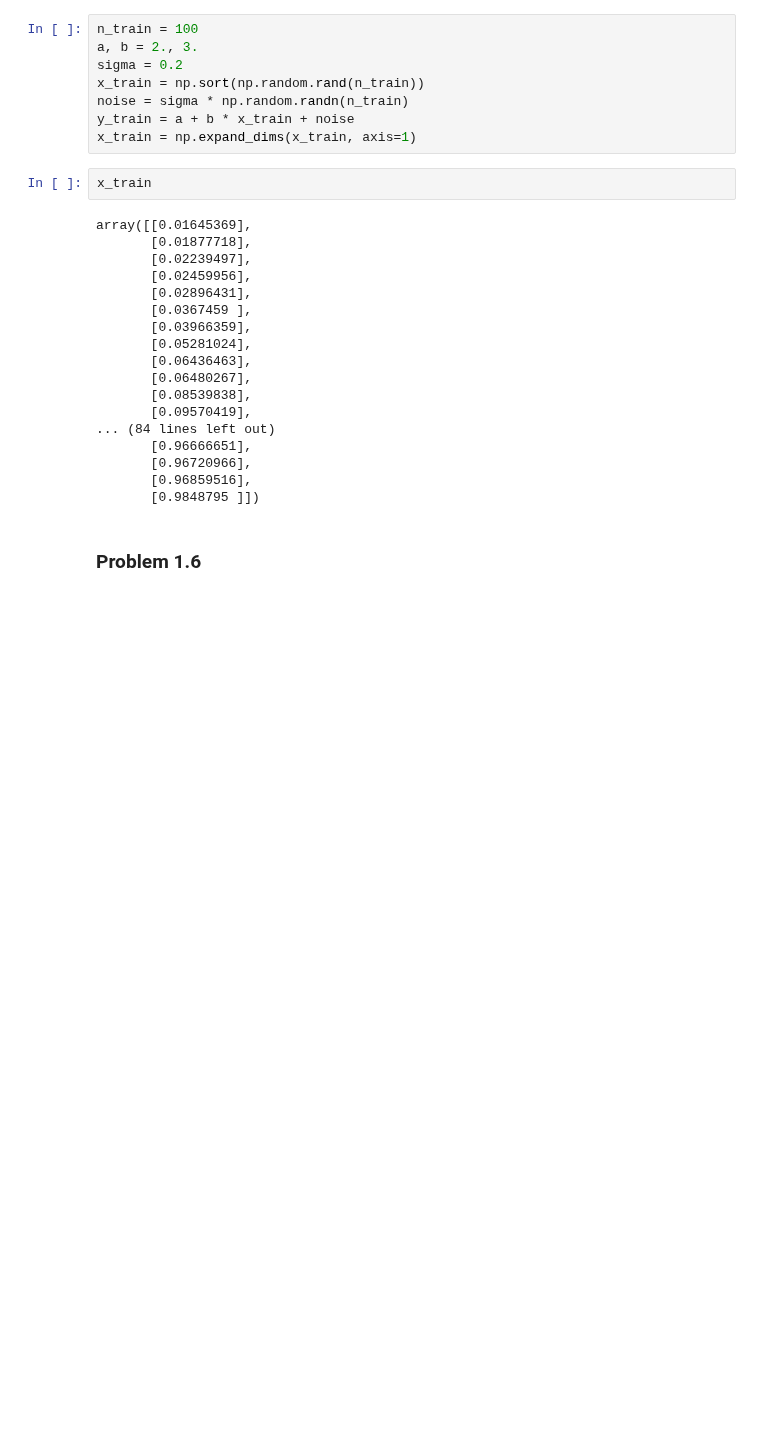
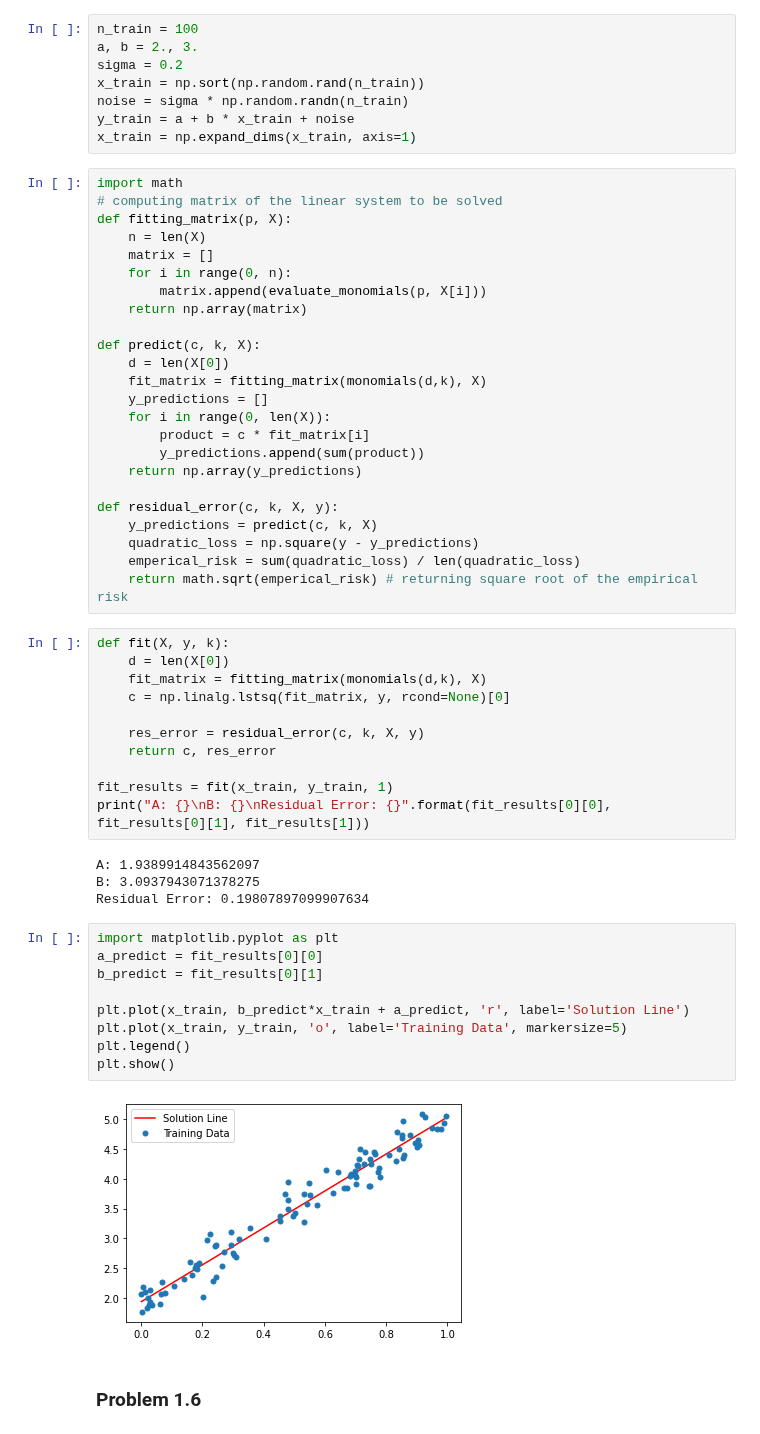
Before and after one commit to matteo8p/cs370, a Jupyter notebook: homework01/homework01_caleb.ipynb, the cells around one changed output. Saved outputs shown, nothing was run; the diff lists cells and outputs as text; blank space fills up the shorter version.

```diff
--- a/homework01/homework01_caleb.ipynb
+++ b/homework01/homework01_caleb.ipynb
@@ -126,26 +126,56 @@ x_train = np.sort(np.random.rand(n_train))
 noise = sigma * np.random.randn(n_train)
 y_train = a + b * x_train + noise
 x_train = np.expand_dims(x_train, axis=1)
-# %%
-x_train
-# %% [output]
-array([[0.01645369],
-       [0.01877718],
-       [0.02239497],
-       [0.02459956],
-       [0.02896431],
-       [0.0367459 ],
-       [0.03966359],
-       [0.05281024],
-       [0.06436463],
-       [0.06480267],
-       [0.08539838],
-       [0.09570419],
-... (84 lines left out)
-       [0.96666651],
-       [0.96720966],
-       [0.96859516],
-       [0.9848795 ]])
+# %%
+import math
+# computing matrix of the linear system to be solved
+def fitting_matrix(p, X):
+    n = len(X)
+    matrix = []
+    for i in range(0, n):
+        matrix.append(evaluate_monomials(p, X[i]))
+    return np.array(matrix)
+
+def predict(c, k, X):
+    d = len(X[0])
+    fit_matrix = fitting_matrix(monomials(d,k), X)
+    y_predictions = []
+    for i in range(0, len(X)):
+        product = c * fit_matrix[i]
+        y_predictions.append(sum(product))
+    return np.array(y_predictions)
+
+def residual_error(c, k, X, y):
+    y_predictions = predict(c, k, X)
+    quadratic_loss = np.square(y - y_predictions)
+    emperical_risk = sum(quadratic_loss) / len(quadratic_loss)
+    return math.sqrt(emperical_risk) # returning square root of the empirical risk
+# %%
+def fit(X, y, k):
+    d = len(X[0])
+    fit_matrix = fitting_matrix(monomials(d,k), X)
+    c = np.linalg.lstsq(fit_matrix, y, rcond=None)[0]
+
+    res_error = residual_error(c, k, X, y)
+    return c, res_error
+
+fit_results = fit(x_train, y_train, 1)
+print("A: {}\nB: {}\nResidual Error: {}".format(fit_results[0][0], fit_results[0][1], fit_results[1]))
+# %% [output]
+A: 1.9389914843562097
+B: 3.0937943071378275
+Residual Error: 0.19807897099907634
+# %%
+import matplotlib.pyplot as plt
+a_predict = fit_results[0][0]
+b_predict = fit_results[0][1]
+
+plt.plot(x_train, b_predict*x_train + a_predict, 'r', label='Solution Line')
+plt.plot(x_train, y_train, 'o', label='Training Data', markersize=5)
+plt.legend()
+plt.show()
+# %% [output]
+[figure, added]
 # %% [markdown]
 ### Problem 1.6
 # %%
```
Also changed, not shown: parts of 5 cells of this notebook, 1 other file.
